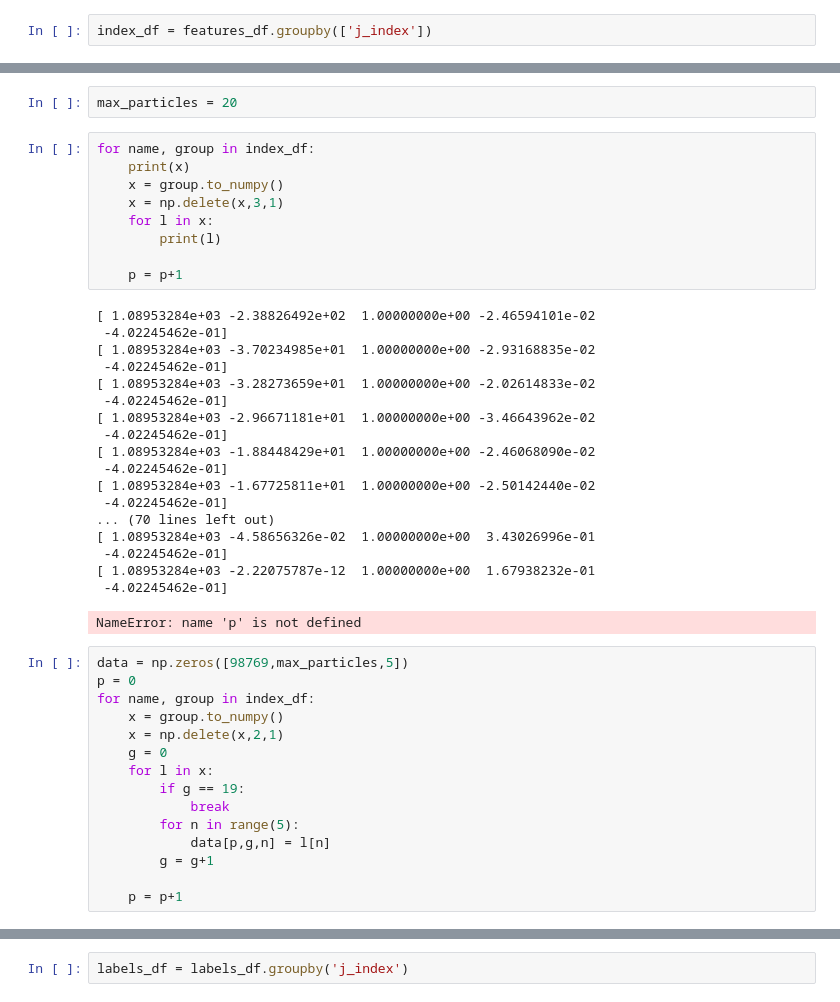
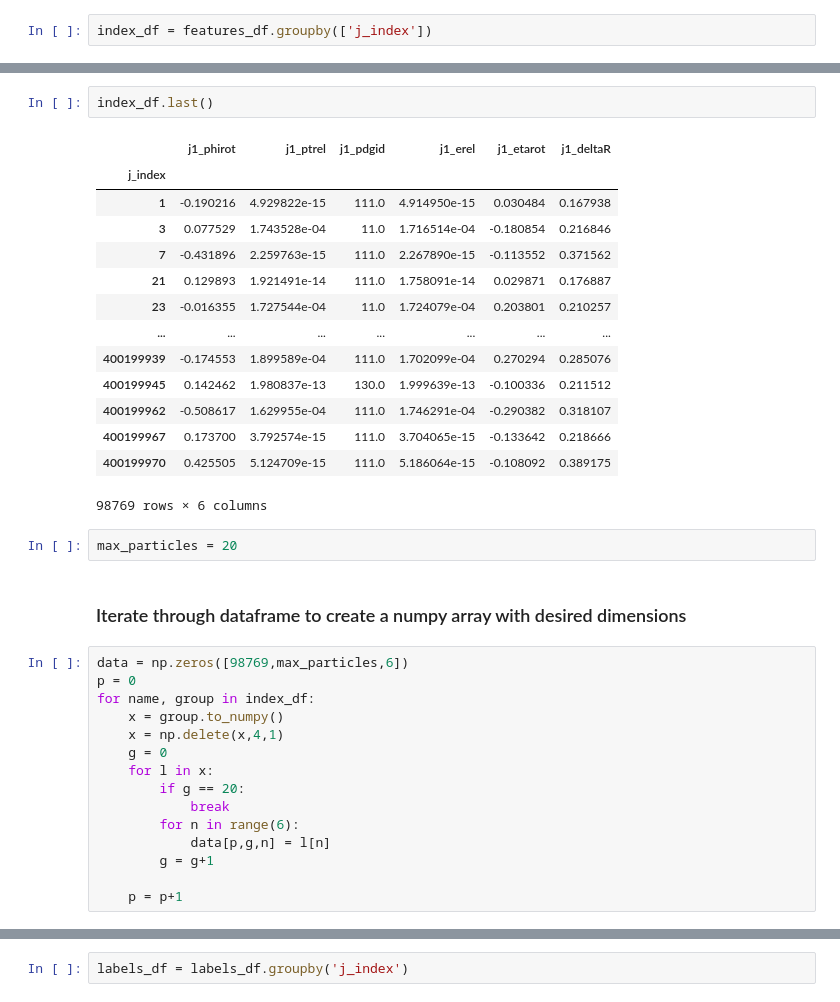
Before and after one commit to anrunw/QuarkGluonTagging, a Jupyter notebook: data conversion ABCNET.ipynb, the cells around one changed output, grey strips where cells are left out. Drawn from its saved outputs; the diff is of its cells as text.

```diff
--- a/data conversion ABCNET.ipynb
+++ b/data conversion ABCNET.ipynb
@@ -122,48 +74,39 @@ index_df.first()
+# %%
+index_df.last()
+# %% [output]
+|  | j1_phirot | j1_ptrel | j1_pdgid | j1_erel | j1_etarot | j1_deltaR |
+| j_index |  |  |  |  |  |  |
+| 1 | -0.190216 | 4.929822e-15 | 111.0 | 4.914950e-15 | 0.030484 | 0.167938 |
+| 3 | 0.077529 | 1.743528e-04 | 11.0 | 1.716514e-04 | -0.180854 | 0.216846 |
+| 7 | -0.431896 | 2.259763e-15 | 111.0 | 2.267890e-15 | -0.113552 | 0.371562 |
+| 21 | 0.129893 | 1.921491e-14 | 111.0 | 1.758091e-14 | 0.029871 | 0.176887 |
+| 23 | -0.016355 | 1.727544e-04 | 11.0 | 1.724079e-04 | 0.203801 | 0.210257 |
+| ... | ... | ... | ... | ... | ... | ... |
+| 400199939 | -0.174553 | 1.899589e-04 | 111.0 | 1.702099e-04 | 0.270294 | 0.285076 |
+| 400199945 | 0.142462 | 1.980837e-13 | 130.0 | 1.999639e-13 | -0.100336 | 0.211512 |
+| 400199962 | -0.508617 | 1.629955e-04 | 111.0 | 1.746291e-04 | -0.290382 | 0.318107 |
+| 400199967 | 0.173700 | 3.792574e-15 | 111.0 | 3.704065e-15 | -0.133642 | 0.218666 |
+| 400199970 | 0.425505 | 5.124709e-15 | 111.0 | 5.186064e-15 | -0.108092 | 0.389175 |
+98769 rows × 6 columns
 # %%
 max_particles = 20
+# %% [markdown]
+### Iterate through dataframe to create a numpy array with desired dimensions
 # %%
+data = np.zeros([98769,max_particles,6])
+p = 0
 for name, group in index_df:
-    print(x)
     x = group.to_numpy()
-    x = np.delete(x,3,1)
+    x = np.delete(x,4,1)
+    g = 0
     for l in x:
-        print(l)
+        if g == 20:
+            break
+        for n in range(6):
+            data[p,g,n] = l[n]
+        g = g+1
 
     p = p+1
-# %% [output]
-[ 1.08953284e+03 -2.38826492e+02  1.00000000e+00 -2.46594101e-02
- -4.02245462e-01]
-[ 1.08953284e+03 -3.70234985e+01  1.00000000e+00 -2.93168835e-02
- -4.02245462e-01]
-[ 1.08953284e+03 -3.28273659e+01  1.00000000e+00 -2.02614833e-02
- -4.02245462e-01]
-[ 1.08953284e+03 -2.96671181e+01  1.00000000e+00 -3.46643962e-02
- -4.02245462e-01]
-[ 1.08953284e+03 -1.88448429e+01  1.00000000e+00 -2.46068090e-02
- -4.02245462e-01]
-[ 1.08953284e+03 -1.67725811e+01  1.00000000e+00 -2.50142440e-02
- -4.02245462e-01]
-... (70 lines left out)
-[ 1.08953284e+03 -4.58656326e-02  1.00000000e+00  3.43026996e-01
- -4.02245462e-01]
-[ 1.08953284e+03 -2.22075787e-12  1.00000000e+00  1.67938232e-01
- -4.02245462e-01]
-NameError: name 'p' is not defined
-# %%
-data = np.zeros([98769,max_particles,5])
-p = 0
-for name, group in index_df:
-    x = group.to_numpy()
-    x = np.delete(x,2,1)
-    g = 0
-    for l in x:
-        if g == 19:
-            break
-        for n in range(5):
-            data[p,g,n] = l[n]
-        g = g+1
-
-    p = p+1
 # %%
 data
 # %% [output]
```
Also changed, not shown: parts of 62 cells of this notebook.
